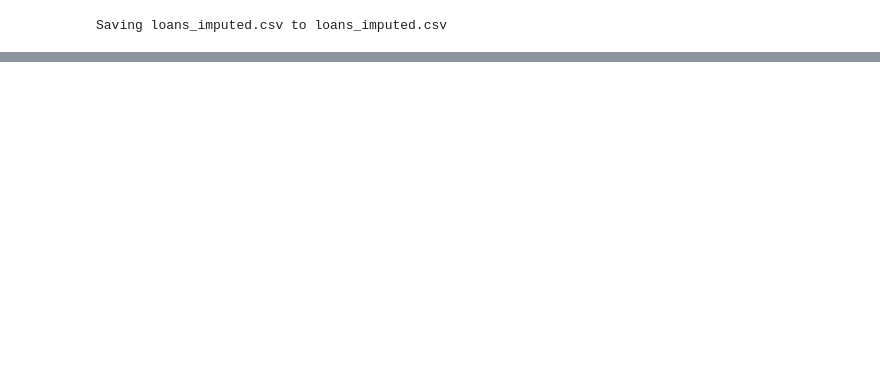
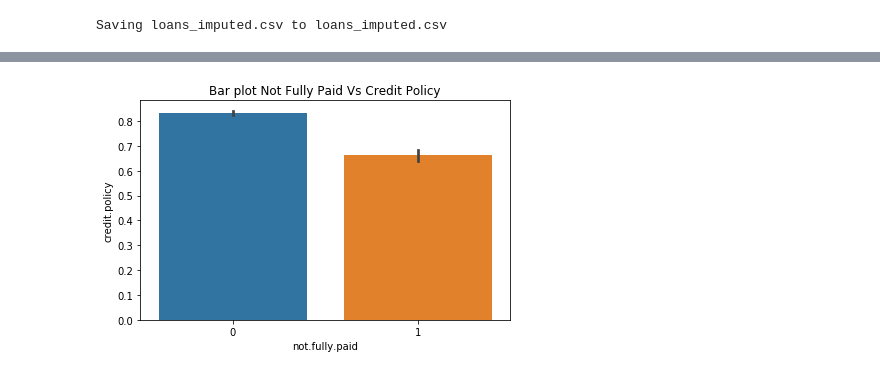
Before and after one commit to Praveennandhi13/Python_ML_Day1, a Jupyter notebook: Praveen_Training.ipynb, the cells around one changed output, grey strips where cells are left out. Saved outputs shown, nothing was run; the diff lists cells and outputs as text; code cells hidden in the pictures; blank space fills up the shorter version.

```diff
--- a/Praveen_Training.ipynb
+++ b/Praveen_Training.ipynb
@@ -773,0 +853,12 @@ Saving loans_imputed.csv to loans_imputed.csv
+# %%
+sns.barplot(x=loans_imputed_df['not.fully.paid'] , y = loans_imputed_df['credit.policy'], ci= 95)
+
+#corcoef = np.corrcoef(loans_imputed_df['not.fully.paid'], loans_imputed_df['credit.policy'])[0,1]
+
+#text_cc='\n\n\n\ncorrelation coefficient is %1.4f'%corcoef
+plt.title('Bar plot Not Fully Paid Vs Credit Policy')
+#plt.suptitle(text_cc)
+plt.gcf().tight_layout()
+plt.show()
+# %% [output]
+[figure, added]
```
Also changed, not shown: parts of 23 cells of this notebook.
